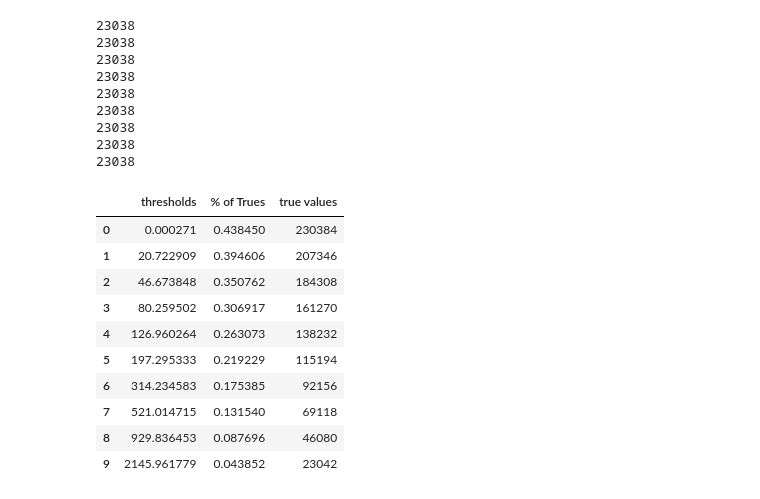
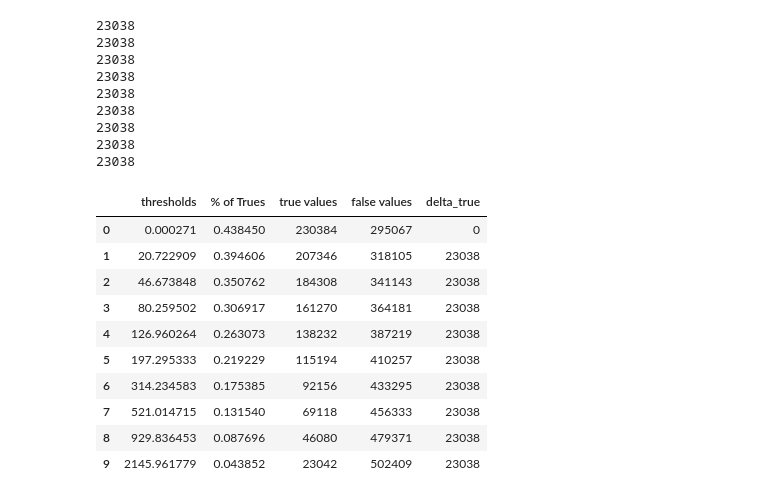
Before and after one commit to MassimoZarantonello2/SignatureInference, a Jupyter notebook: utils/Binarizedatast.ipynb, the cells around one changed output. Drawn from its saved outputs; the diff is of its cells as text; code cells hidden in the pictures.

```diff
--- a/utils/Binarizedatast.ipynb
+++ b/utils/Binarizedatast.ipynb
@@ -43,26 +43,30 @@ for i in range(1, len(dfs)):
 # %%
 l = []
 true_elements = []
+false_elements = []
 s = df.size
 for df in dfs:
     true = df.values.sum()
-    l.append(true/s)
+    l.append(true / s)
     true_elements.append(true)
-thresholds_df = pd.DataFrame(columns=['thresholds', '% of Trues','true values'])
+    false_elements.append(s - true)
+
+thresholds_df = pd.DataFrame(columns=['thresholds', '% of Trues', 'true values', 'false values', 'delta_true'])
 thresholds_df['thresholds'] = thresholds
 thresholds_df['% of Trues'] = l
 thresholds_df['true values'] = true_elements
-
+thresholds_df['false values'] = false_elements
+thresholds_df['delta_true'] = - thresholds_df['true values'].diff().fillna(0).astype(int)
 thresholds_df
 # %% [output]
-|  | thresholds | % of Trues | true values |
-| 0 | 0.000271 | 0.438450 | 230384 |
-| 1 | 20.722909 | 0.394606 | 207346 |
-| 2 | 46.673848 | 0.350762 | 184308 |
-| 3 | 80.259502 | 0.306917 | 161270 |
-| 4 | 126.960264 | 0.263073 | 138232 |
-| 5 | 197.295333 | 0.219229 | 115194 |
-| 6 | 314.234583 | 0.175385 | 92156 |
-| 7 | 521.014715 | 0.131540 | 69118 |
-| 8 | 929.836453 | 0.087696 | 46080 |
-| 9 | 2145.961779 | 0.043852 | 23042 |
+|  | thresholds | % of Trues | true values | false values | delta_true |
+| 0 | 0.000271 | 0.438450 | 230384 | 295067 | 0 |
+| 1 | 20.722909 | 0.394606 | 207346 | 318105 | 23038 |
+| 2 | 46.673848 | 0.350762 | 184308 | 341143 | 23038 |
+| 3 | 80.259502 | 0.306917 | 161270 | 364181 | 23038 |
+| 4 | 126.960264 | 0.263073 | 138232 | 387219 | 23038 |
+| 5 | 197.295333 | 0.219229 | 115194 | 410257 | 23038 |
+| 6 | 314.234583 | 0.175385 | 92156 | 433295 | 23038 |
+| 7 | 521.014715 | 0.131540 | 69118 | 456333 | 23038 |
+| 8 | 929.836453 | 0.087696 | 46080 | 479371 | 23038 |
+| 9 | 2145.961779 | 0.043852 | 23042 | 502409 | 23038 |
```
Also changed, not shown: parts of 1 cell of this notebook, 5 other files.
